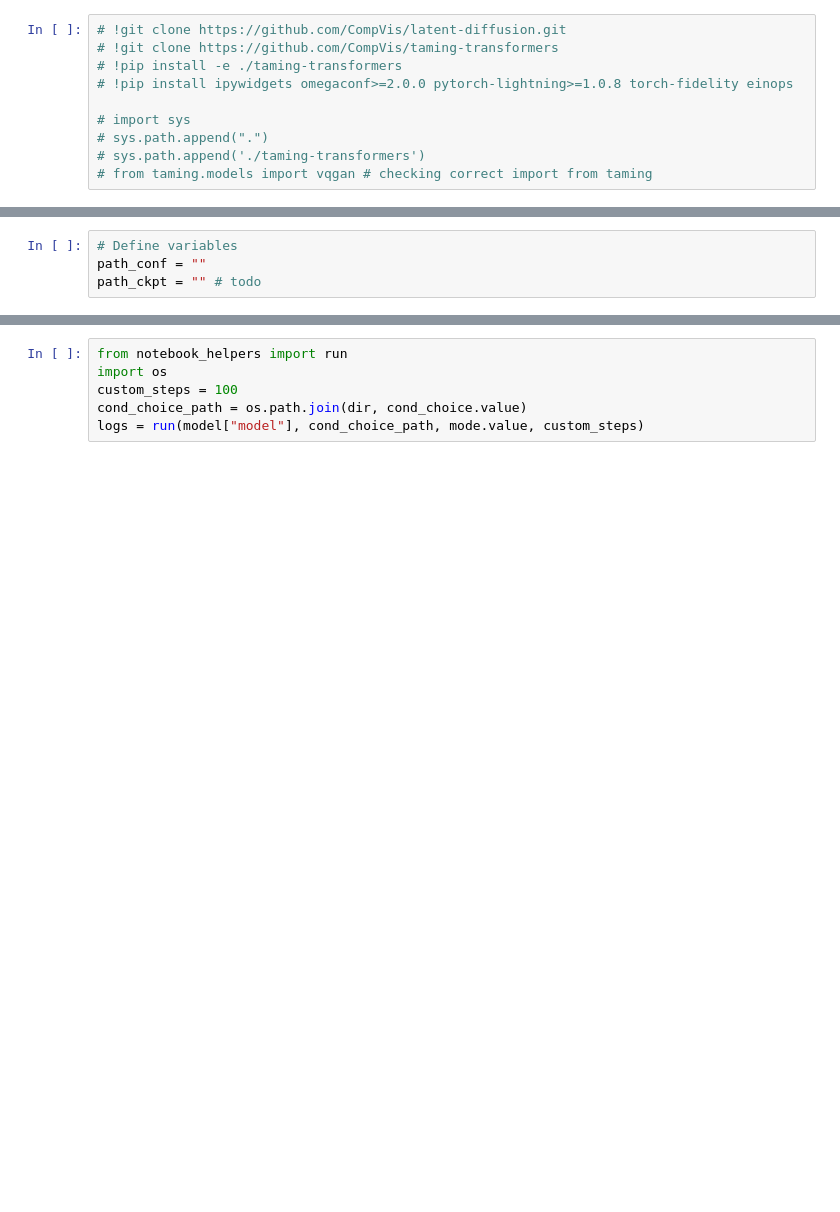
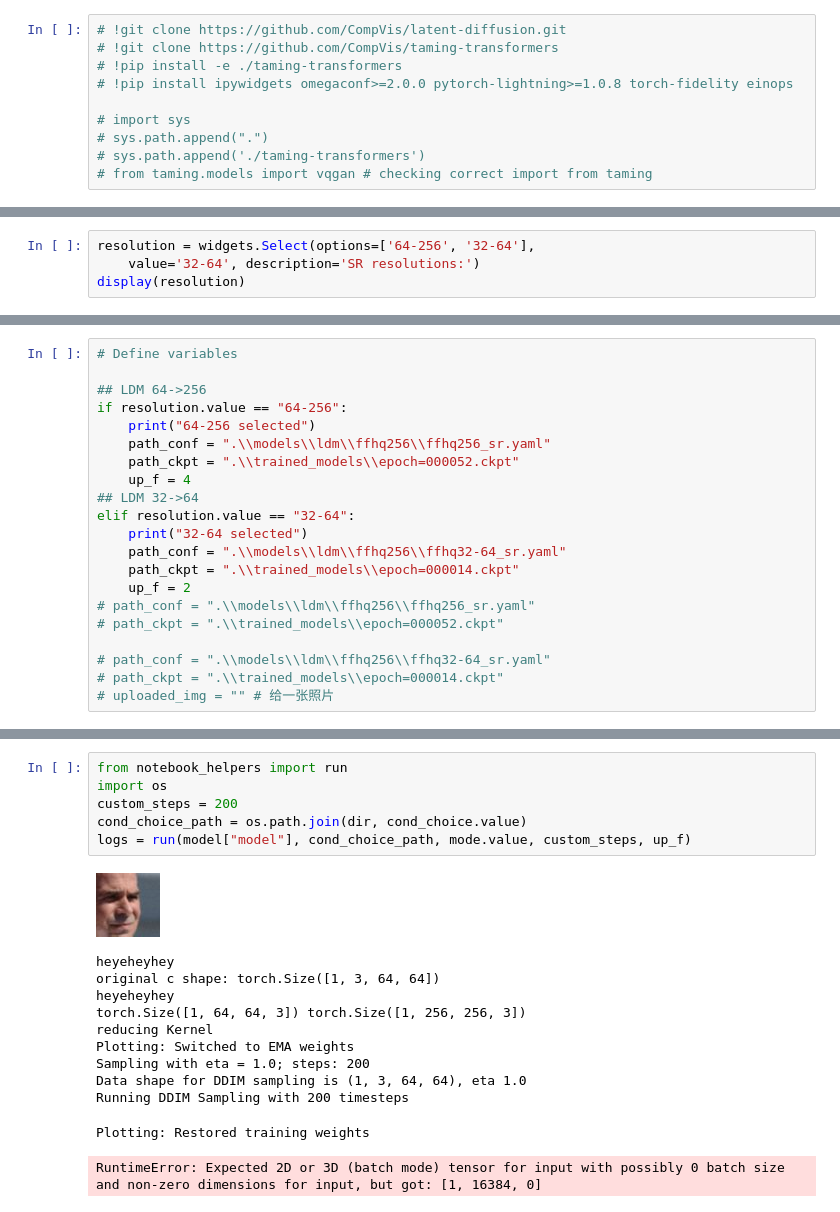
Before and after one commit to CompVis/latent-diffusion, a Jupyter notebook: inferenceSR.ipynb, the cells around one changed output, grey strips where cells are left out. Drawn from its saved outputs; the diff is of its cells as text; blank space fills up the shorter version.

Commit message:
add: inference code and example images

```diff
--- a/inferenceSR.ipynb
+++ b/inferenceSR.ipynb
@@ -21,4 +20,0 @@ ModuleNotFoundError: No module named 'ipywidgets'
-# %%
-# Define variables
-path_conf = ""
-path_ckpt = "" # todo
@@ -24,0 +26,4 @@ path_ckpt = "" # todo
+# %%
+resolution = widgets.Select(options=['64-256', '32-64'],
+    value='32-64', description='SR resolutions:')
+display(resolution)
@@ -24,0 +32,21 @@ path_ckpt = "" # todo
+# %%
+# Define variables
+
+## LDM 64->256
+if resolution.value == "64-256":
+    print("64-256 selected")
+    path_conf = ".\\models\\ldm\\ffhq256\\ffhq256_sr.yaml"
+    path_ckpt = ".\\trained_models\\epoch=000052.ckpt"
+    up_f = 4
+## LDM 32->64
+elif resolution.value == "32-64":
+    print("32-64 selected")
+    path_conf = ".\\models\\ldm\\ffhq256\\ffhq32-64_sr.yaml"
+    path_ckpt = ".\\trained_models\\epoch=000014.ckpt"
+    up_f = 2
+# path_conf = ".\\models\\ldm\\ffhq256\\ffhq256_sr.yaml"
+# path_ckpt = ".\\trained_models\\epoch=000052.ckpt"
+
+# path_conf = ".\\models\\ldm\\ffhq256\\ffhq32-64_sr.yaml"
+# path_ckpt = ".\\trained_models\\epoch=000014.ckpt"
+# uploaded_img = "" # 给一张照片
@@ -40,9 +87,22 @@ display(cond_choice)
 # %%
 from notebook_helpers import run
 import os
-custom_steps = 100
+custom_steps = 200
 cond_choice_path = os.path.join(dir, cond_choice.value)
-logs = run(model["model"], cond_choice_path, mode.value, custom_steps)
+logs = run(model["model"], cond_choice_path, mode.value, custom_steps, up_f)
+# %% [output]
+[figure, added]
+heyeheyhey
+original c shape: torch.Size([1, 3, 64, 64])
+heyeheyhey
+torch.Size([1, 64, 64, 3]) torch.Size([1, 256, 256, 3])
+reducing Kernel
+Plotting: Switched to EMA weights
+Sampling with eta = 1.0; steps: 200
+Data shape for DDIM sampling is (1, 3, 64, 64), eta 1.0
+Running DDIM Sampling with 200 timesteps
+Plotting: Restored training weights
+RuntimeError: Expected 2D or 3D (batch mode) tensor for input with possibly 0 batch size and non-zero dimensions for input, but got: [1, 16384, 0]
 # %%
 import torch
 import numpy as np
```
Also changed, not shown: parts of 9 cells of this notebook, 14 other files.
